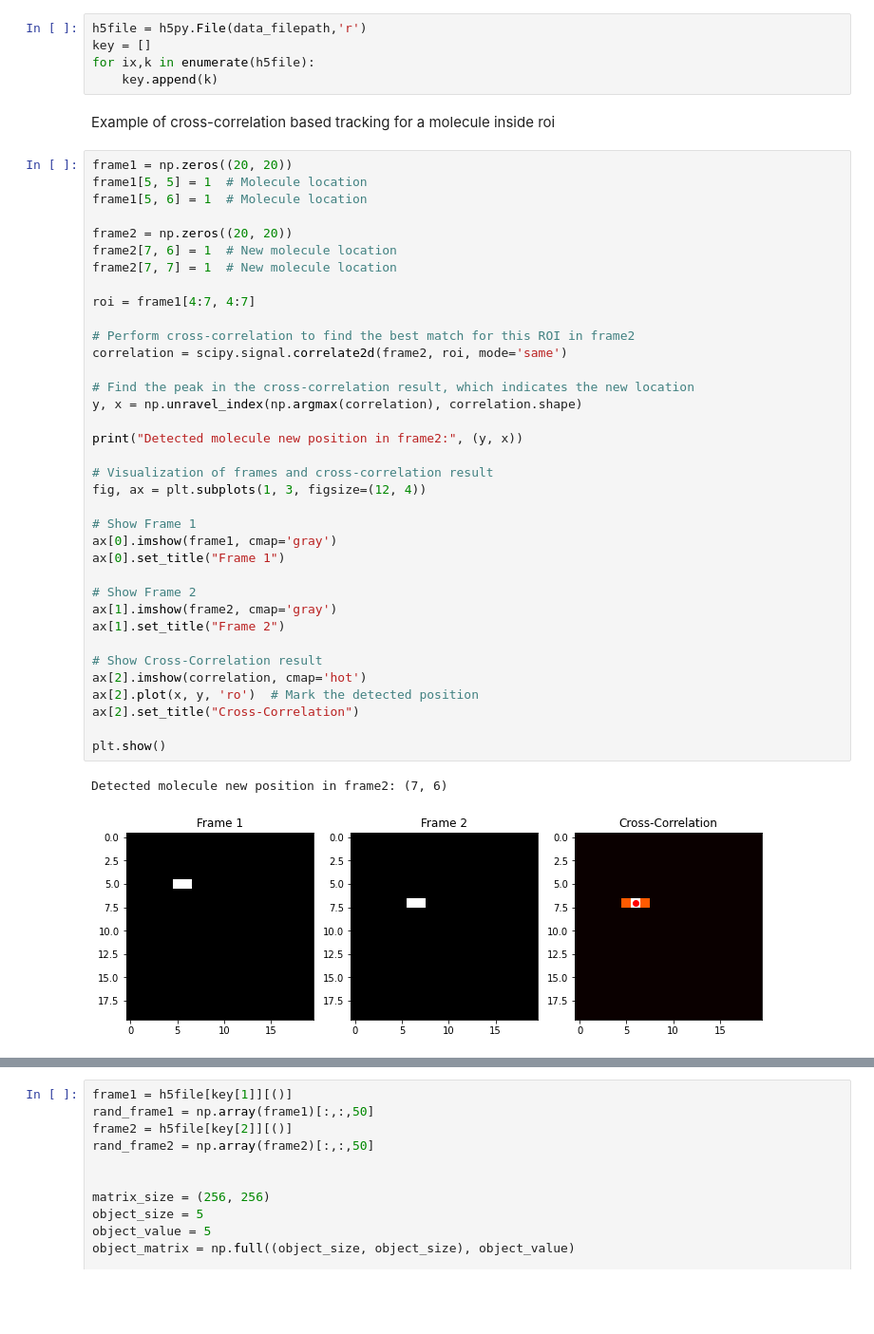
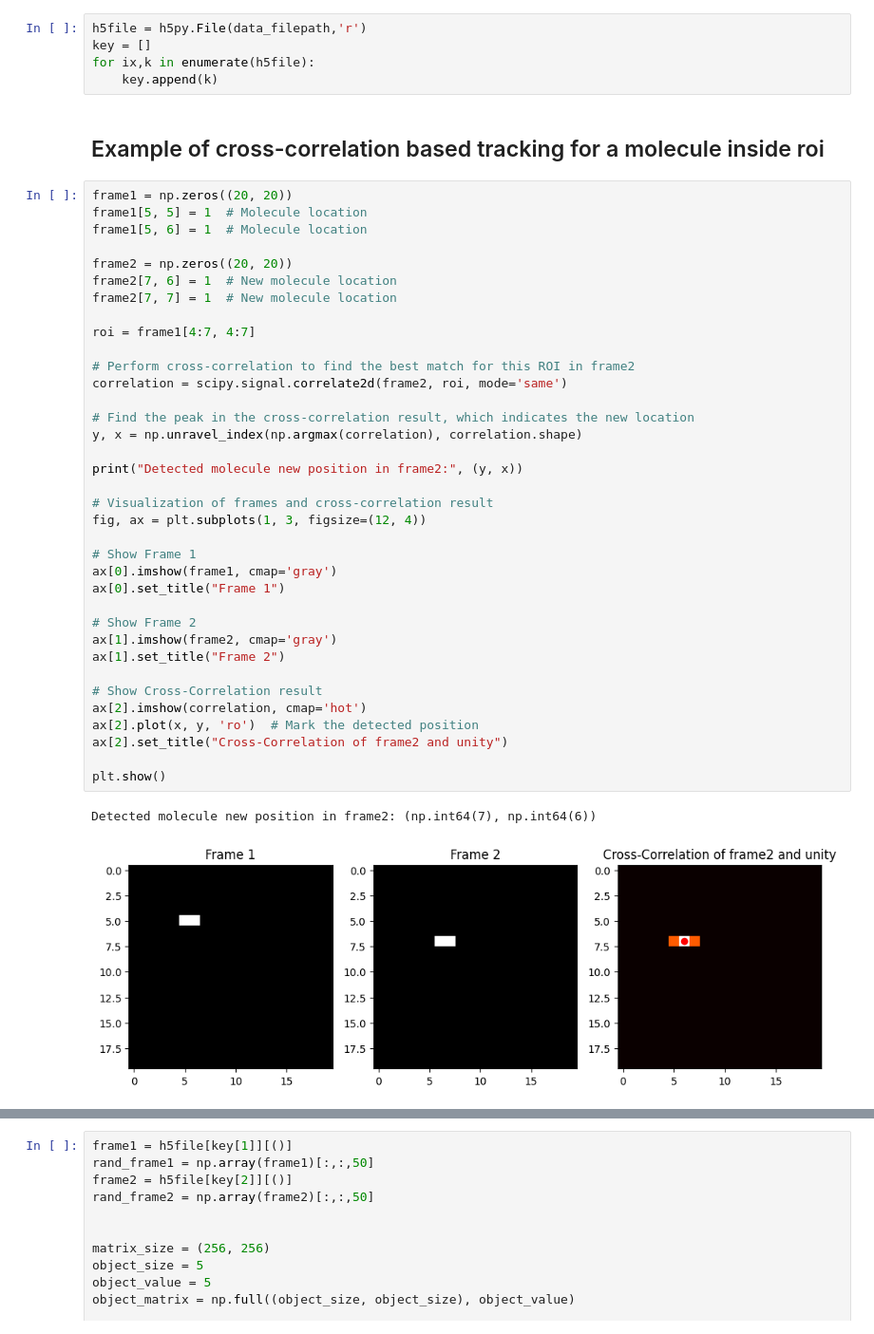
Before and after one commit to JenuC/HASS, a Jupyter notebook: Sparse Tracking.ipynb, the cells around one changed output, grey strips where cells are left out. Shown: that part at 95% size. Saved outputs shown, nothing was run; the diff lists cells and outputs as text; blank space fills up the shorter version.

```diff
--- a/Sparse Tracking.ipynb
+++ b/Sparse Tracking.ipynb
@@ -37,7 +37,7 @@ key = []
 for ix,k in enumerate(h5file):
     key.append(k)
 # %% [markdown]
-Example of cross-correlation based tracking for a molecule inside roi
+## Example of cross-correlation based tracking for a molecule inside roi
 # %%
 frame1 = np.zeros((20, 20))
 frame1[5, 5] = 1  # Molecule location
@@ -47,34 +47,34 @@ frame2 = np.zeros((20, 20))
 frame2[7, 6] = 1  # New molecule location
 frame2[7, 7] = 1  # New molecule location
 
 roi = frame1[4:7, 4:7]
 
 # Perform cross-correlation to find the best match for this ROI in frame2
 correlation = scipy.signal.correlate2d(frame2, roi, mode='same')
 
 # Find the peak in the cross-correlation result, which indicates the new location
 y, x = np.unravel_index(np.argmax(correlation), correlation.shape)
 
 print("Detected molecule new position in frame2:", (y, x))
 
 # Visualization of frames and cross-correlation result
 fig, ax = plt.subplots(1, 3, figsize=(12, 4))
 
 # Show Frame 1
 ax[0].imshow(frame1, cmap='gray')
 ax[0].set_title("Frame 1")
 
 # Show Frame 2
 ax[1].imshow(frame2, cmap='gray')
 ax[1].set_title("Frame 2")
 
 # Show Cross-Correlation result
 ax[2].imshow(correlation, cmap='hot')
 ax[2].plot(x, y, 'ro')  # Mark the detected position
-ax[2].set_title("Cross-Correlation")
+ax[2].set_title("Cross-Correlation of frame2 and unity")
 
 plt.show()
 # %% [output]
-Detected molecule new position in frame2: (7, 6)
+Detected molecule new position in frame2: (np.int64(7), np.int64(6))
-[figure, old version]
+[figure, new version]
 # %% [markdown]
```
Also changed, not shown: parts of 10 cells of this notebook, 1 other file.
